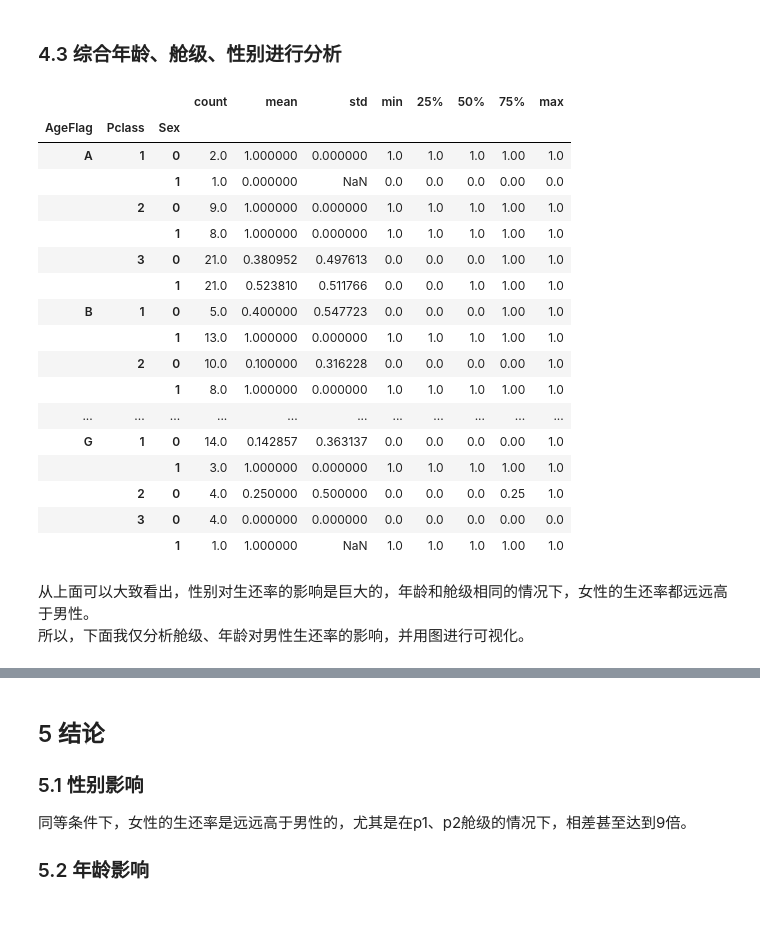
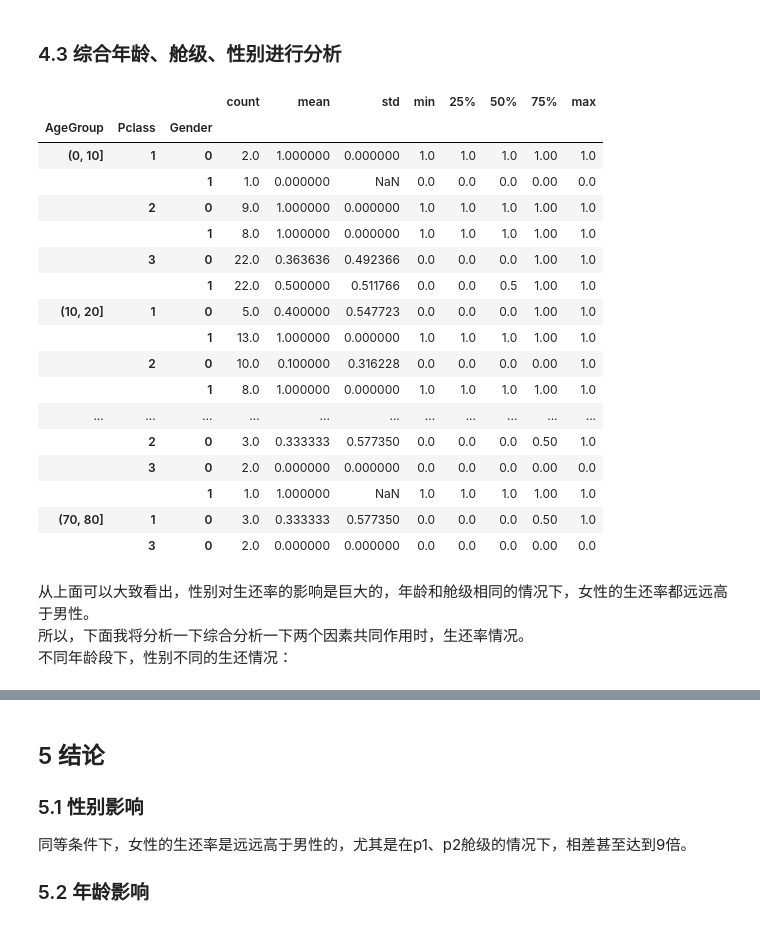
Before and after one commit to TrellixVulnTeam/udacity_CPLF, a Jupyter notebook: p4/Titanic.ipynb, the cells around one changed output, grey strips where cells are left out. Drawn from its saved outputs; the diff is of its cells as text; code cells hidden in the pictures.

```diff
--- a/p4/Titanic.ipynb
+++ b/p4/Titanic.ipynb
@@ -89,0 +95,20 @@ pan_analysis_passengers.describe()
+# %%
+# def age_flag(passenger):
+#     if passenger['Age'] < 10:
+#         return 'A'
+#     elif passenger['Age'] < 20:
+#         return 'B'
+#     elif passenger['Age'] < 30:
+#         return 'C'
+#     elif passenger['Age'] < 40:
+#         return 'D'
+#     elif passenger['Age'] < 50:
+#         return 'E'
+#     elif passenger['Age'] < 60:
+#         return 'F'
+#     else:
+#         return 'G'
+# pan_analysis_passengers['AgeFlag'] = pan_analysis_passengers.apply(age_flag, 1)
+age_bins = np.arange(0, 90, 10)
+pan_analysis_passengers['AgeGroup'] = pd.cut(pan_analysis_passengers['Age'], age_bins)
+pan_analysis_passengers.head()
@@ -149,17 +255,0 @@ print correlation(children["Age"], children["Survived"])
-# %%
-def age_flag(passenger):
-    if passenger['Age'] < 10:
-        return 'A'
-    elif passenger['Age'] < 20:
-        return 'B'
-    elif passenger['Age'] < 30:
-        return 'C'
-    elif passenger['Age'] < 40:
-        return 'D'
-    elif passenger['Age'] < 50:
-        return 'E'
-    elif passenger['Age'] < 60:
-        return 'F'
-    else:
-        return 'G'
-pan_analysis_passengers['AgeFlag'] = pan_analysis_passengers.apply(age_flag, 1)
@@ -212,27 +303,28 @@ passengers_groupby_pclass["Survived"].mean().plot()
 # %% [markdown]
 ### 4.3 综合年龄、舱级、性别进行分析
 # %%
-passengers_groupby_apm = pan_analysis_passengers.groupby(['AgeFlag', 'Pclass', 'Sex'])
+passengers_groupby_apm = pan_analysis_passengers.groupby(['AgeGroup', 'Pclass', 'Gender'])
 passengers_groupby_apm['Survived'].describe()
 # %% [output]
 |  |  |  | count | mean | std | min | 25% | 50% | 75% | max |
-| AgeFlag | Pclass | Sex |  |  |  |  |  |  |  |  |
-| A | 1 | 0 | 2.0 | 1.000000 | 0.000000 | 1.0 | 1.0 | 1.0 | 1.00 | 1.0 |
+| AgeGroup | Pclass | Gender |  |  |  |  |  |  |  |  |
+| (0, 10] | 1 | 0 | 2.0 | 1.000000 | 0.000000 | 1.0 | 1.0 | 1.0 | 1.00 | 1.0 |
 |  |  | 1 | 1.0 | 0.000000 | NaN | 0.0 | 0.0 | 0.0 | 0.00 | 0.0 |
 |  | 2 | 0 | 9.0 | 1.000000 | 0.000000 | 1.0 | 1.0 | 1.0 | 1.00 | 1.0 |
 |  |  | 1 | 8.0 | 1.000000 | 0.000000 | 1.0 | 1.0 | 1.0 | 1.00 | 1.0 |
-|  | 3 | 0 | 21.0 | 0.380952 | 0.497613 | 0.0 | 0.0 | 0.0 | 1.00 | 1.0 |
-|  |  | 1 | 21.0 | 0.523810 | 0.511766 | 0.0 | 0.0 | 1.0 | 1.00 | 1.0 |
-| B | 1 | 0 | 5.0 | 0.400000 | 0.547723 | 0.0 | 0.0 | 0.0 | 1.00 | 1.0 |
+|  | 3 | 0 | 22.0 | 0.363636 | 0.492366 | 0.0 | 0.0 | 0.0 | 1.00 | 1.0 |
+|  |  | 1 | 22.0 | 0.500000 | 0.511766 | 0.0 | 0.0 | 0.5 | 1.00 | 1.0 |
+| (10, 20] | 1 | 0 | 5.0 | 0.400000 | 0.547723 | 0.0 | 0.0 | 0.0 | 1.00 | 1.0 |
 |  |  | 1 | 13.0 | 1.000000 | 0.000000 | 1.0 | 1.0 | 1.0 | 1.00 | 1.0 |
 |  | 2 | 0 | 10.0 | 0.100000 | 0.316228 | 0.0 | 0.0 | 0.0 | 0.00 | 1.0 |
 |  |  | 1 | 8.0 | 1.000000 | 0.000000 | 1.0 | 1.0 | 1.0 | 1.00 | 1.0 |
 | ... | ... | ... | ... | ... | ... | ... | ... | ... | ... | ... |
-| G | 1 | 0 | 14.0 | 0.142857 | 0.363137 | 0.0 | 0.0 | 0.0 | 0.00 | 1.0 |
-|  |  | 1 | 3.0 | 1.000000 | 0.000000 | 1.0 | 1.0 | 1.0 | 1.00 | 1.0 |
-|  | 2 | 0 | 4.0 | 0.250000 | 0.500000 | 0.0 | 0.0 | 0.0 | 0.25 | 1.0 |
-|  | 3 | 0 | 4.0 | 0.000000 | 0.000000 | 0.0 | 0.0 | 0.0 | 0.00 | 0.0 |
+|  | 2 | 0 | 3.0 | 0.333333 | 0.577350 | 0.0 | 0.0 | 0.0 | 0.50 | 1.0 |
+|  | 3 | 0 | 2.0 | 0.000000 | 0.000000 | 0.0 | 0.0 | 0.0 | 0.00 | 0.0 |
 |  |  | 1 | 1.0 | 1.000000 | NaN | 1.0 | 1.0 | 1.0 | 1.00 | 1.0 |
+| (70, 80] | 1 | 0 | 3.0 | 0.333333 | 0.577350 | 0.0 | 0.0 | 0.0 | 0.50 | 1.0 |
+|  | 3 | 0 | 2.0 | 0.000000 | 0.000000 | 0.0 | 0.0 | 0.0 | 0.00 | 0.0 |
 # %% [markdown]
 从上面可以大致看出，性别对生还率的影响是巨大的，年龄和舱级相同的情况下，女性的生还率都远远高于男性。<br/>
-所以，下面我仅分析舱级、年龄对男性生还率的影响，并用图进行可视化。
+所以，下面我将分析一下综合分析一下两个因素共同作用时，生还率情况。<br/>
+不同年龄段下，性别不同的生还情况：
```
Also changed, not shown: parts of 37 cells of this notebook, 1 other file.
